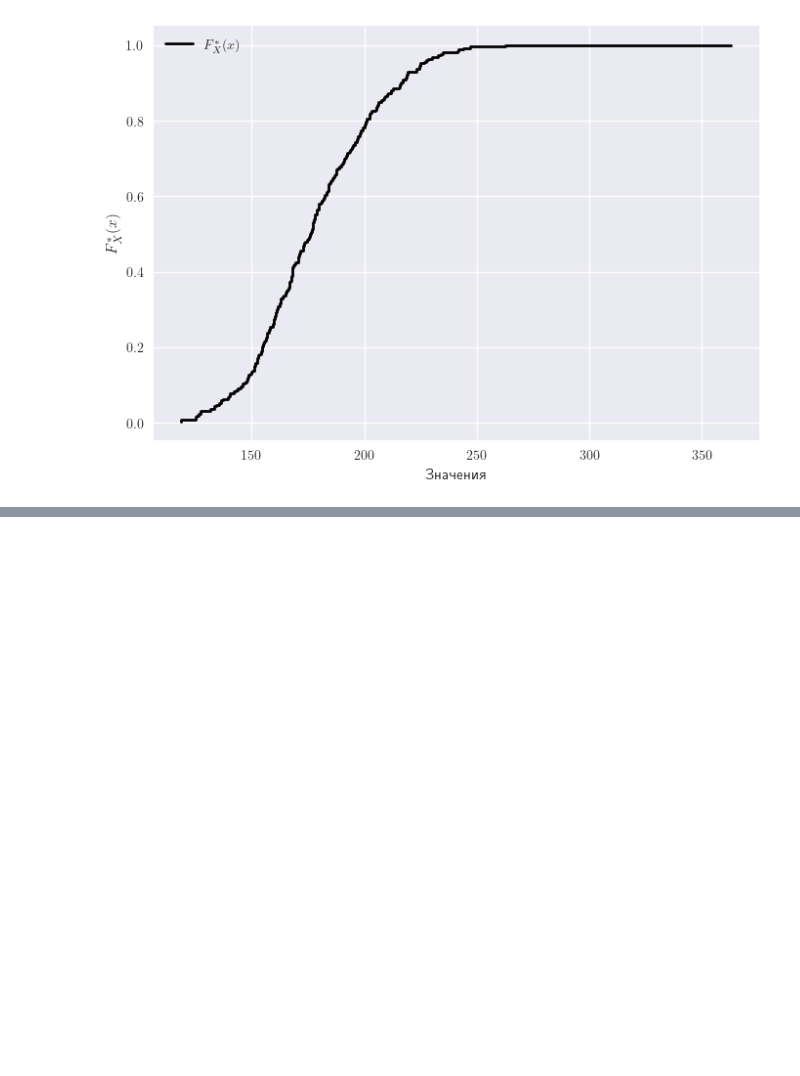
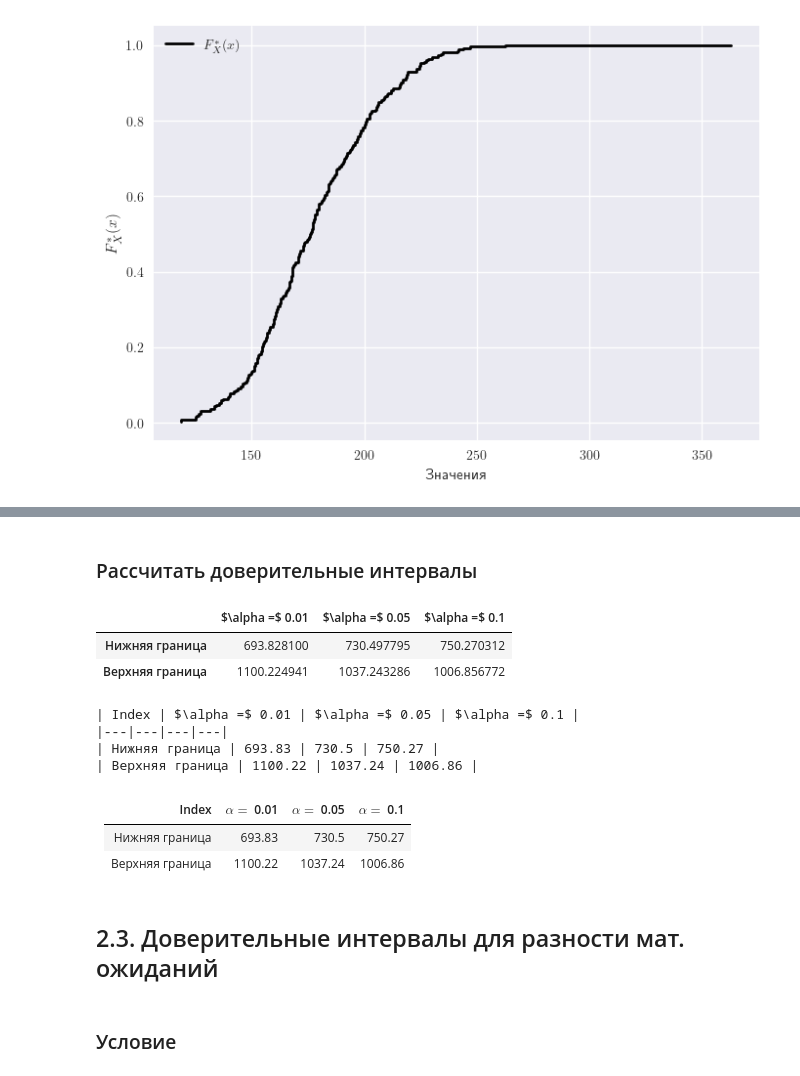
Before and after one commit to retrobannerS/mephi_stats, a Jupyter notebook: bdz/var_2/notebook.ipynb, the cells around one changed output, grey strips where cells are left out. Saved outputs shown, nothing was run; the diff lists cells and outputs as text; code cells hidden in the pictures; blank space fills up the shorter version.

```diff
--- a/bdz/var_2/notebook.ipynb
+++ b/bdz/var_2/notebook.ipynb
@@ -345,0 +425,3 @@ plt.show()
+# %%
+X = data("2.2")[0]
+X.head()
@@ -345,0 +446,32 @@ plt.show()
+# %% [markdown]
+### Рассчитать доверительные интервалы
+# %%
+intervals = pd.DataFrame(index=["Нижняя граница", "Верхняя граница"])
+alphas = [0.01, 0.05, 0.1]
+for alpha in alphas:
+    chi2_upper, chi2_lower = stats.chi2.interval(1 - alpha, df=n - 1)
+    intervals[f"$\\alpha =$ {alpha}"] = [
+        (n - 1) * X.var(ddof=1) / chi2_lower,
+        (n - 1) * X.var(ddof=1) / chi2_upper,
+    ]
+intervals
+# %% [output]
+|  | $\alpha =$ 0.01 | $\alpha =$ 0.05 | $\alpha =$ 0.1 |
+| Нижняя граница | 693.828100 | 730.497795 | 750.270312 |
+| Верхняя граница | 1100.224941 | 1037.243286 | 1006.856772 |
+# %%
+print(dataframe_to_markdown(intervals))
+# %% [output]
+| Index | $\alpha =$ 0.01 | $\alpha =$ 0.05 | $\alpha =$ 0.1 |
+|---|---|---|---|
+| Нижняя граница | 693.83 | 730.5 | 750.27 |
+| Верхняя граница | 1100.22 | 1037.24 | 1006.86 |
+# %% [markdown]
+| Index           | $\alpha =$ 0.01 | $\alpha =$ 0.05 | $\alpha =$ 0.1 |
+| --------------- | --------------- | --------------- | -------------- |
+| Нижняя граница  | 693.83          | 730.5           | 750.27         |
+| Верхняя граница | 1100.22         | 1037.24         | 1006.86        |
+# %% [markdown]
+## 2.3. Доверительные интервалы для разности мат. ожиданий
+# %% [markdown]
+### Условие
```
Also changed, not shown: parts of 44 cells of this notebook, 1 other file.
